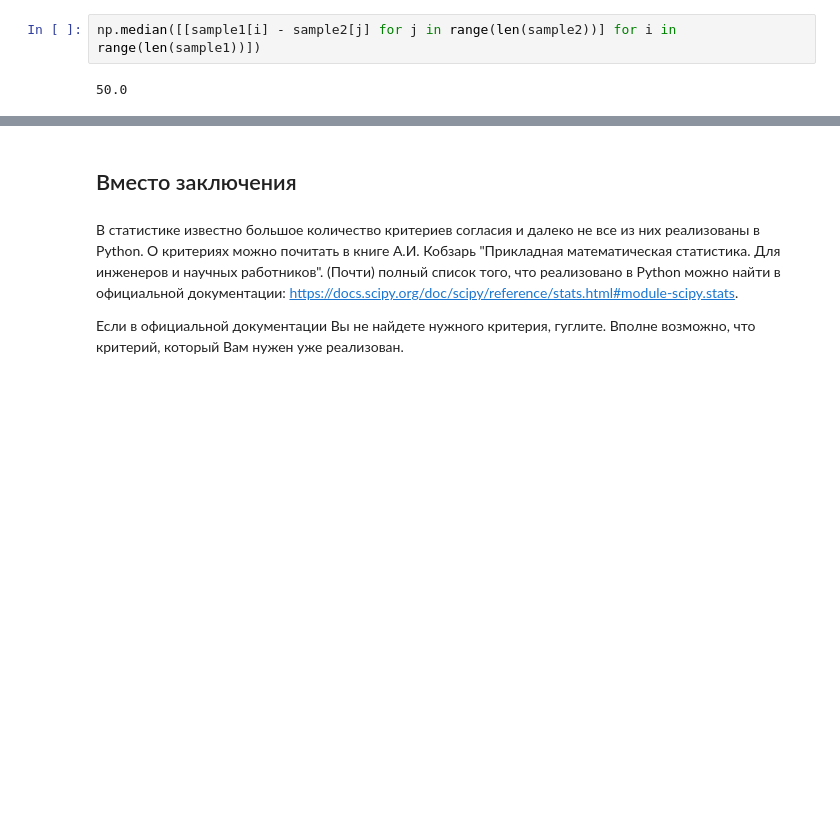
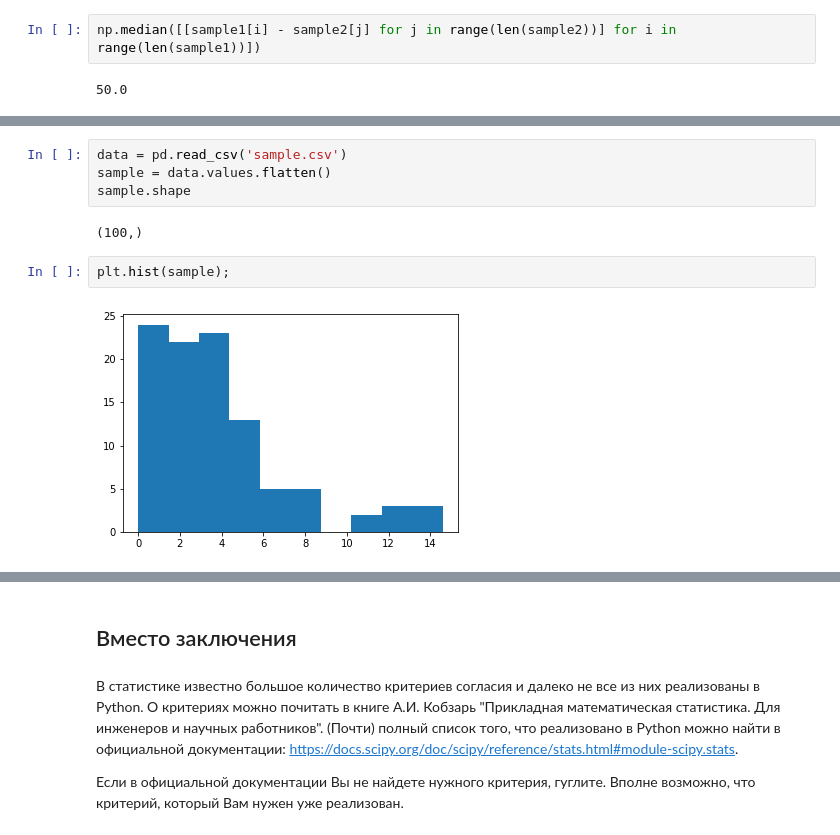
Before and after one commit to novayazarya/statistics, a Jupyter notebook: informed-consent.ipynb, the cells around one changed output, grey strips where cells are left out. Cells and saved outputs as stored; diff of their text form; blank space fills up the shorter version.

```diff
--- a/informed-consent.ipynb
+++ b/informed-consent.ipynb
@@ -301,0 +535,10 @@ np.median([[sample1[i] - sample2[j] for j in range(len(sample2))] for i in range
+# %%
+data = pd.read_csv('sample.csv')
+sample = data.values.flatten()
+sample.shape
+# %% [output]
+(100,)
+# %%
+plt.hist(sample);
+# %% [output]
+[figure, added]
```
Also changed, not shown: parts of 131 cells of this notebook.
